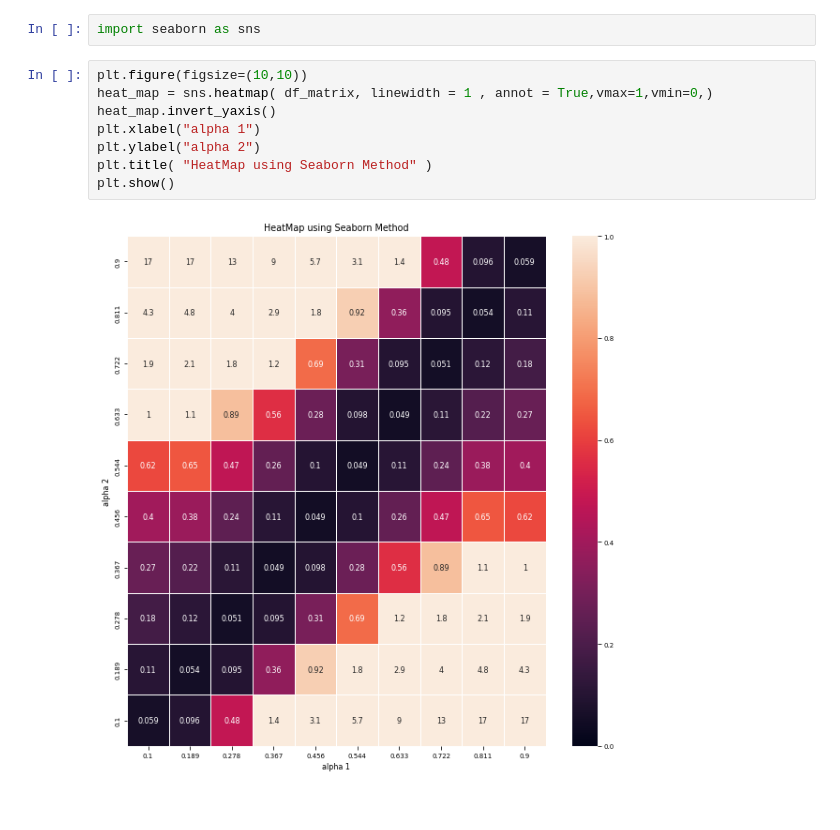
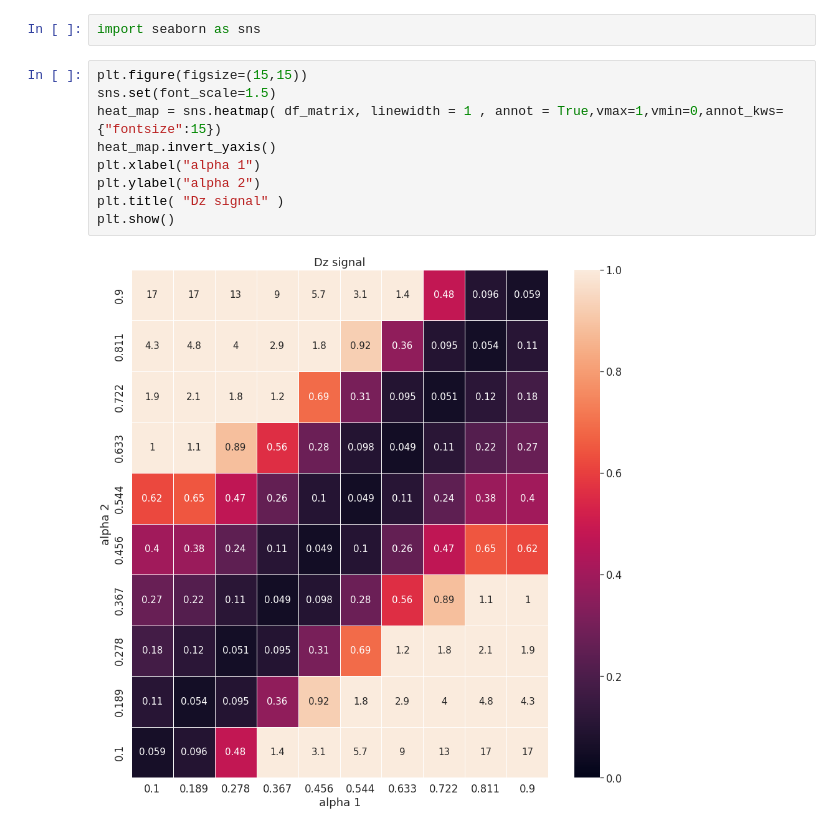
Before and after one commit to georgette-femerling/demography-simulations, a Jupyter notebook: scripts/alpha_experiment.ipynb, the cells around one changed output. Drawn from its saved outputs; the diff is of its cells as text.

Commit message:
Changed font size of heatmap

```diff
--- a/scripts/alpha_experiment.ipynb
+++ b/scripts/alpha_experiment.ipynb
@@ -247,12 +247,13 @@ df_matrix
 # %%
 import seaborn as sns
 # %%
-plt.figure(figsize=(10,10))
-heat_map = sns.heatmap( df_matrix, linewidth = 1 , annot = True,vmax=1,vmin=0,)
+plt.figure(figsize=(15,15))
+sns.set(font_scale=1.5)
+heat_map = sns.heatmap( df_matrix, linewidth = 1 , annot = True,vmax=1,vmin=0,annot_kws={"fontsize":15})
 heat_map.invert_yaxis()
 plt.xlabel("alpha 1")
 plt.ylabel("alpha 2")
-plt.title( "HeatMap using Seaborn Method" )
+plt.title( "Dz signal" )
 plt.show()
 # %% [output]
-[figure, old version]
+[figure, new version]
```
